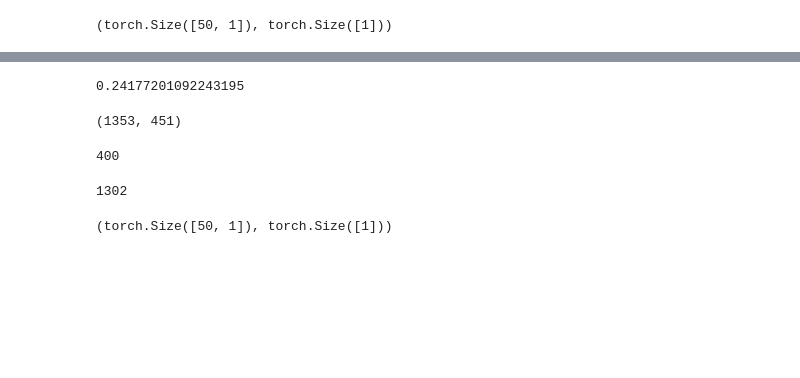
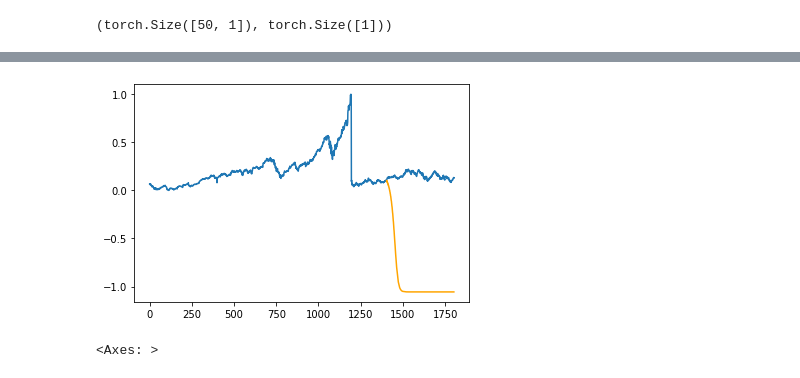
Before and after one commit to mschmidlin1/MSDS_capstone, a Jupyter notebook: DOCS_RNN_algorithm.ipynb, the cells around one changed output, grey strips where cells are left out. Saved outputs shown, nothing was run; the diff lists cells and outputs as text; code cells hidden in the pictures; blank space fills up the shorter version.

```diff
--- a/DOCS_RNN_algorithm.ipynb
+++ b/DOCS_RNN_algorithm.ipynb
@@ -380,6 +408,32 @@ def visualize_predictions(model, train_array, test_array, device):
     ax.plot(x_preds, preds, c='orange', label='predictions')
     plt.show()
     return ax
+# %%
+def visualize_chained_predictions(model, train_array, test_array, device):
+    x = np.arange((len(train_array)+len(test_array)))
+
+    y = np.append(np.squeeze(train_array), np.squeeze(test_array))
+
+
+    preds = test_array[:51]
+    for i in range(50, len(test_array)-1):
+
+        pred = rnn_type_predict(model, preds[i-50:i], device)
+        preds = np.expand_dims(np.append(preds, np.array(pred).reshape(1)), 1)
+
+
+
+    preds = np.squeeze(preds[51:])
+    x_preds = np.arange(start=len(train_array)+50, stop=len(y)-1)
+
+    #print(preds.shape, x_preds.shape)
+
+    fig, ax = plt.subplots()
+
+    ax.plot(x, y)
+    ax.plot(x_preds, preds, c='orange', label='predictions')
+    plt.show()
+    return ax
 # %%
 visualize_predictions(rnn_model, train_array, test_array, DEVICE)
 # %% [output]
@@ -394,16 +442,5 @@ len(np.append(train_array, test_array))
 # %%
-rnn_type_predict(rnn_model, train_array[:50], DEVICE)
+visualize_chained_predictions(rnn_model, train_array, test_array, DEVICE)
 # %% [output]
+[figure, added]
-0.24177201092243195
+<Axes: >
-# %%
-len(train_array), len(test_array)
-# %% [output]
-(1353, 451)
-# %%
-len(test_dataset)
-# %% [output]
-400
-# %%
-len(train_dataset)
-# %% [output]
-1302
@@ -412,4 +446,0 @@ X, y = train_dataset[0]
-# %%
-X.shape, y.shape
-# %% [output]
-(torch.Size([50, 1]), torch.Size([1]))
```
Also changed, not shown: parts of 16 cells of this notebook, 5 other files.
